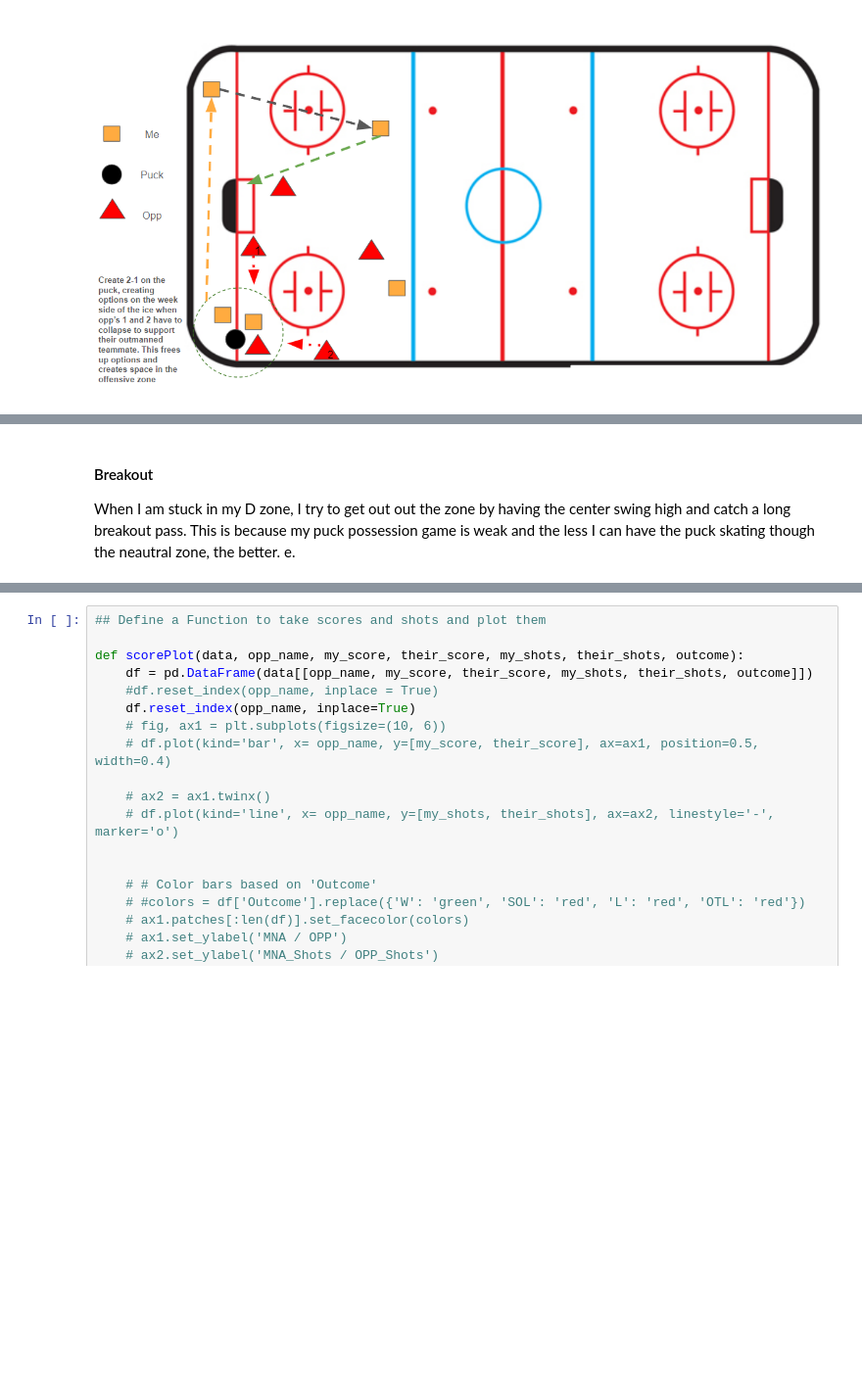
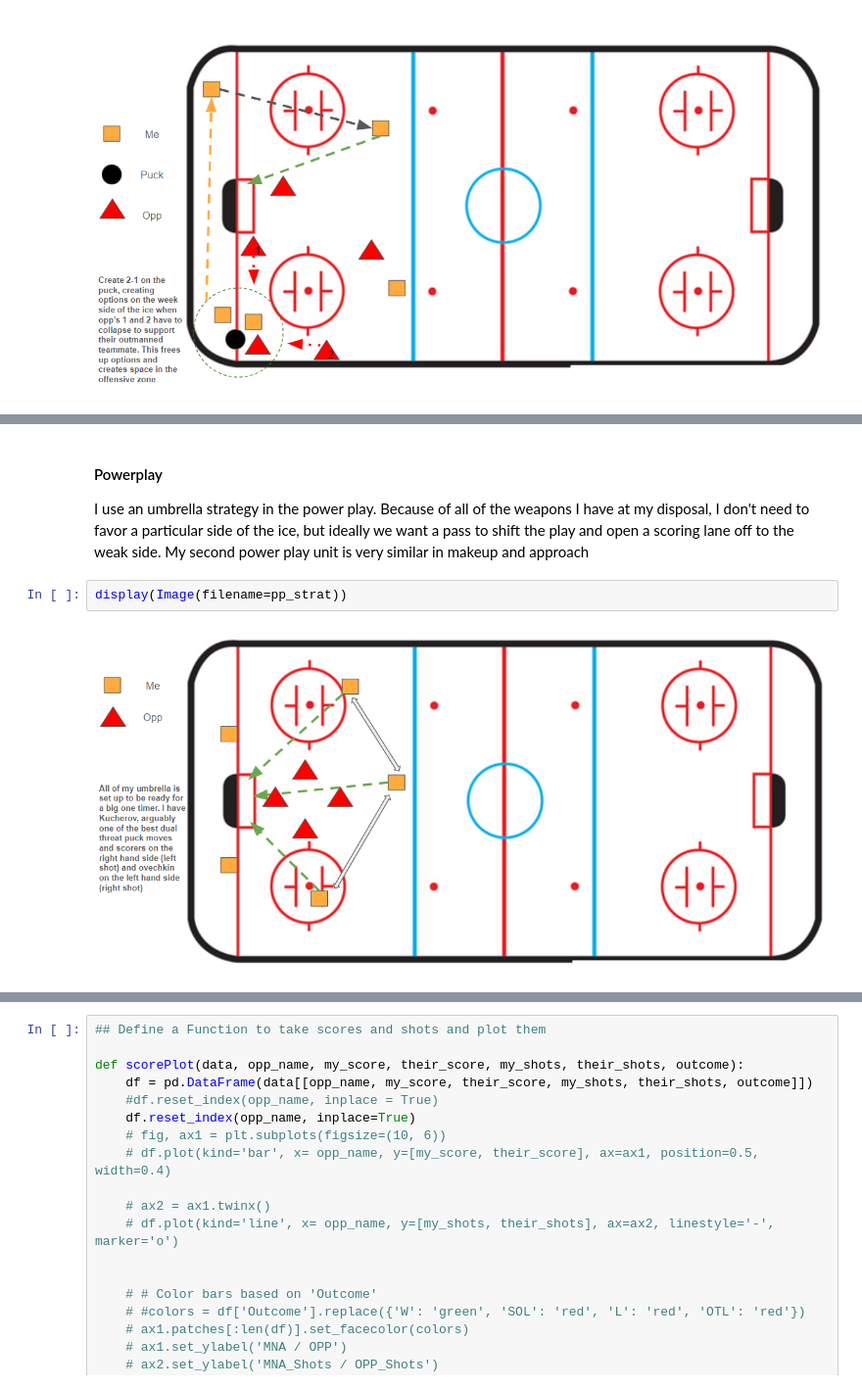
Before and after one commit to callawayh/HUT, a Jupyter notebook: Hut Aftermath.ipynb, the cells around one changed output, grey strips where cells are left out. Shown at 98% size. Saved outputs shown, nothing was run; the diff lists cells and outputs as text; blank space fills up the shorter version.

```diff
--- a/Hut Aftermath.ipynb
+++ b/Hut Aftermath.ipynb
@@ -124,6 +137,10 @@ display(Image(filename=overload_pic))
 # %% [markdown]
-#### Breakout
+#### Powerplay
 
-When I am stuck in my D zone, I try to get out out the zone by having the center swing high and catch a long breakout pass. This is because my puck possession game is weak and the less I can have the puck skating though the neautral zone, the better. e.
+I use an umbrella strategy in the power play. Because of all of the weapons I have at my disposal, I don't need to favor a particular side of the ice, but ideally we want a pass to shift the play and open a scoring lane off to the weak side. My second power play unit is very similar in makeup and approach
+# %%
+display(Image(filename=pp_strat))
+# %% [output]
+[figure, added]
 # %% [markdown]
 ## Momentum Going Into WC
```
Also changed, not shown: parts of 22 cells of this notebook.
